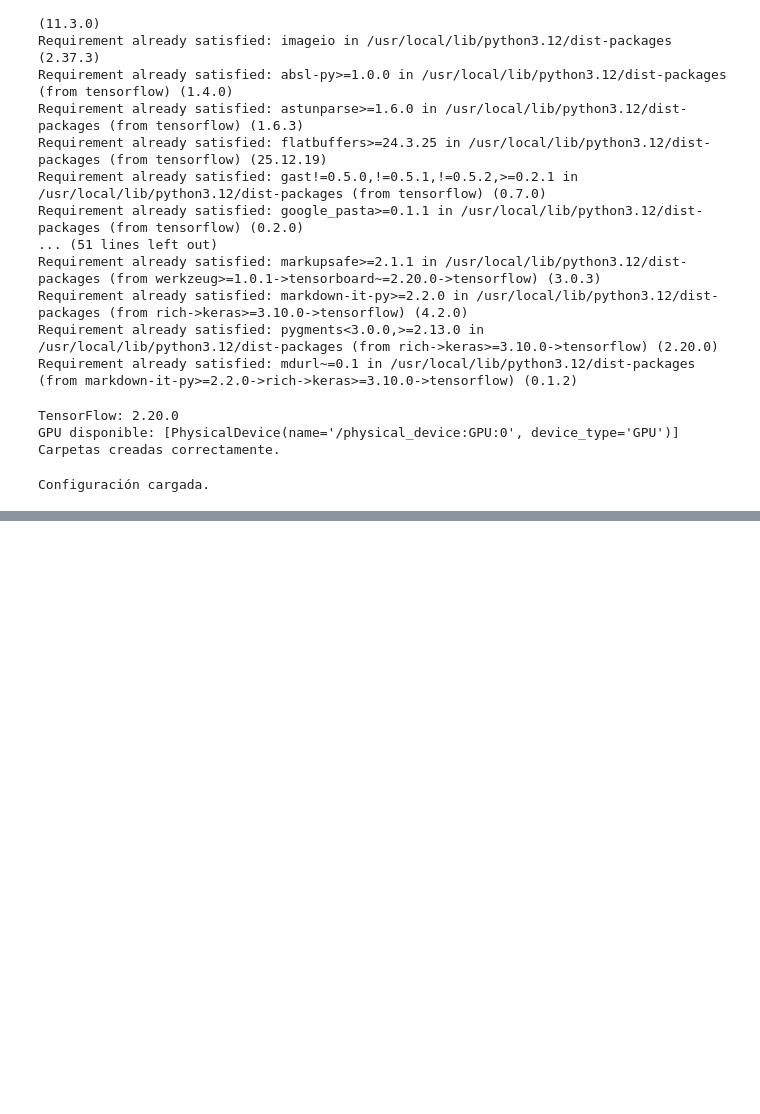
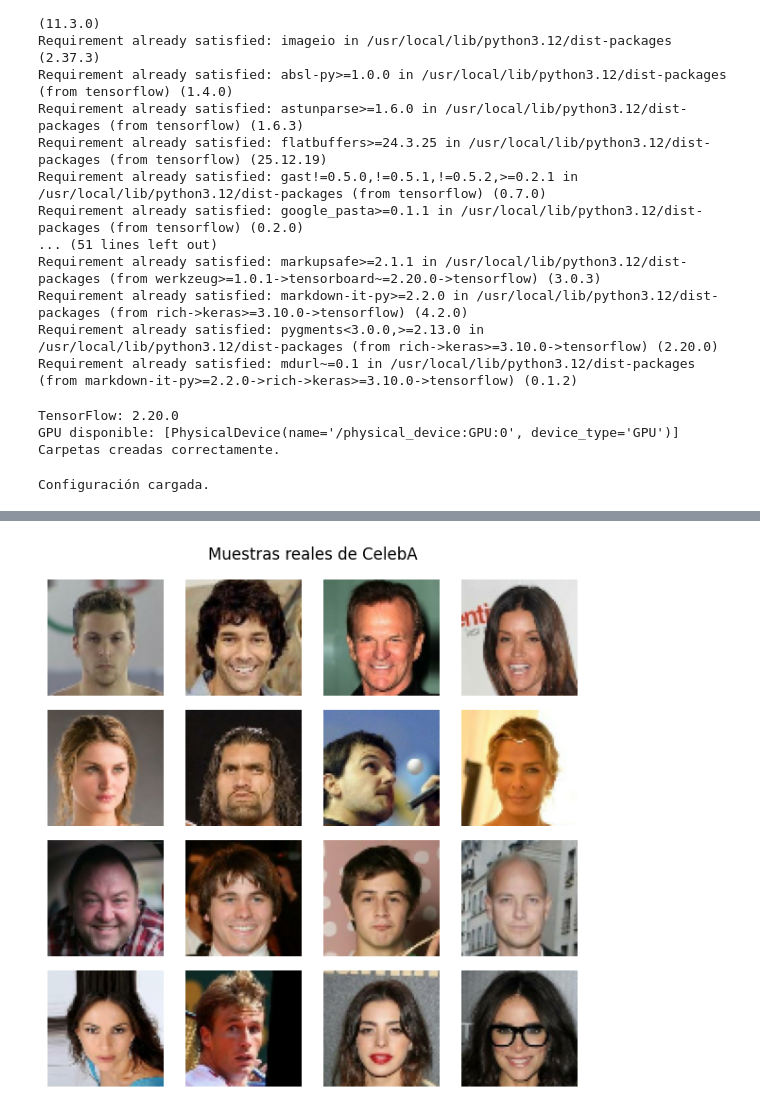
Before and after one commit to DarioGOPY/project-dl-final, a Jupyter notebook: notebooks/2_dcgan_generation.ipynb, the cells around one changed output, grey strips where cells are left out. Cells and saved outputs as stored; diff of their text form; code cells hidden in the pictures; blank space fills up the shorter version.

Commit message:
Dataset y generador agregados

```diff
--- a/notebooks/2_dcgan_generation.ipynb
+++ b/notebooks/2_dcgan_generation.ipynb
@@ -239,0 +245,33 @@ Dl Completed...: 0 url [00:00, ? url/s]
+# %%
+def denormalize_image(image):
+    """
+    Convierte una imagen del rango [-1, 1] al rango [0, 1]
+    para poder visualizarla con matplotlib.
+    """
+    return (image + 1.0) / 2.0
+
+
+def show_real_images(dataset, n=16):
+    """
+    Muestra una cuadrícula de imágenes reales del dataset.
+    """
+    batch = next(iter(dataset))
+    images = batch[:n]
+
+    cols = int(math.sqrt(n))
+    rows = int(math.ceil(n / cols))
+
+    plt.figure(figsize=(6, 6))
+    for i in range(n):
+        plt.subplot(rows, cols, i + 1)
+        plt.imshow(denormalize_image(images[i]).numpy())
+        plt.axis("off")
+
+    plt.suptitle("Muestras reales de CelebA")
+    plt.tight_layout()
+    plt.show()
+
+
+show_real_images(train_dataset, n=16)
+# %% [output]
+[figure, added]
```
Also changed, not shown: parts of 2 cells of this notebook.
